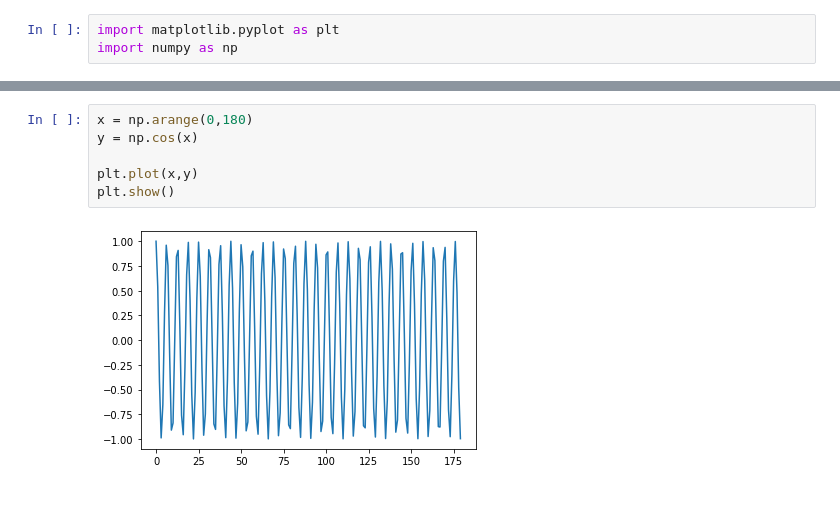
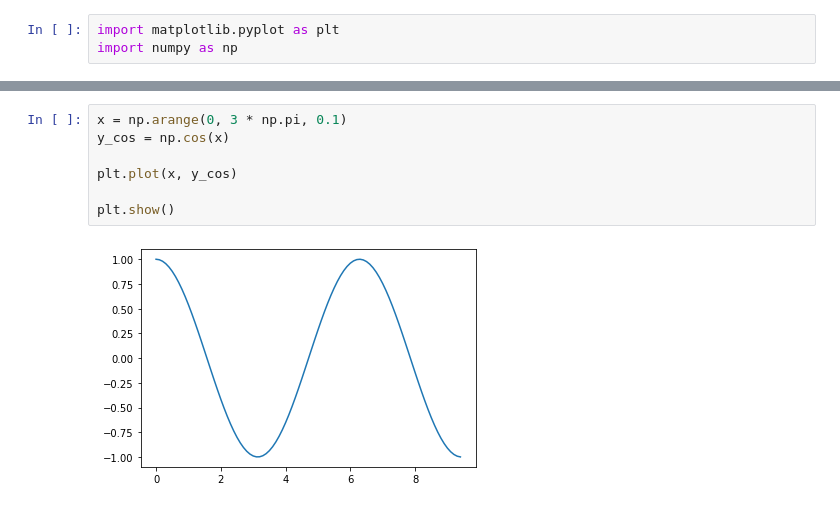
Before and after one commit to yuki1214888/-Python-, a Jupyter notebook: D18 Python 資料視覺化工具與常見統計圖表介紹.ipynb, the cells around one changed output, grey strips where cells are left out. Cells and saved outputs as stored; diff of their text form.

```diff
--- a/D18 Python 資料視覺化工具與常見統計圖表介紹.ipynb
+++ b/D18 Python 資料視覺化工具與常見統計圖表介紹.ipynb
@@ -8,8 +27,9 @@ import numpy as np
 # %%
-x = np.arange(0,180)
-y = np.cos(x)
+x = np.arange(0, 3 * np.pi, 0.1)
+y_cos = np.cos(x)
 
-plt.plot(x,y)
+plt.plot(x, y_cos)
+
 plt.show()
 # %% [output]
-[figure, old version]
+[figure, new version]
```
Also changed, not shown: parts of 4 cells of this notebook.
